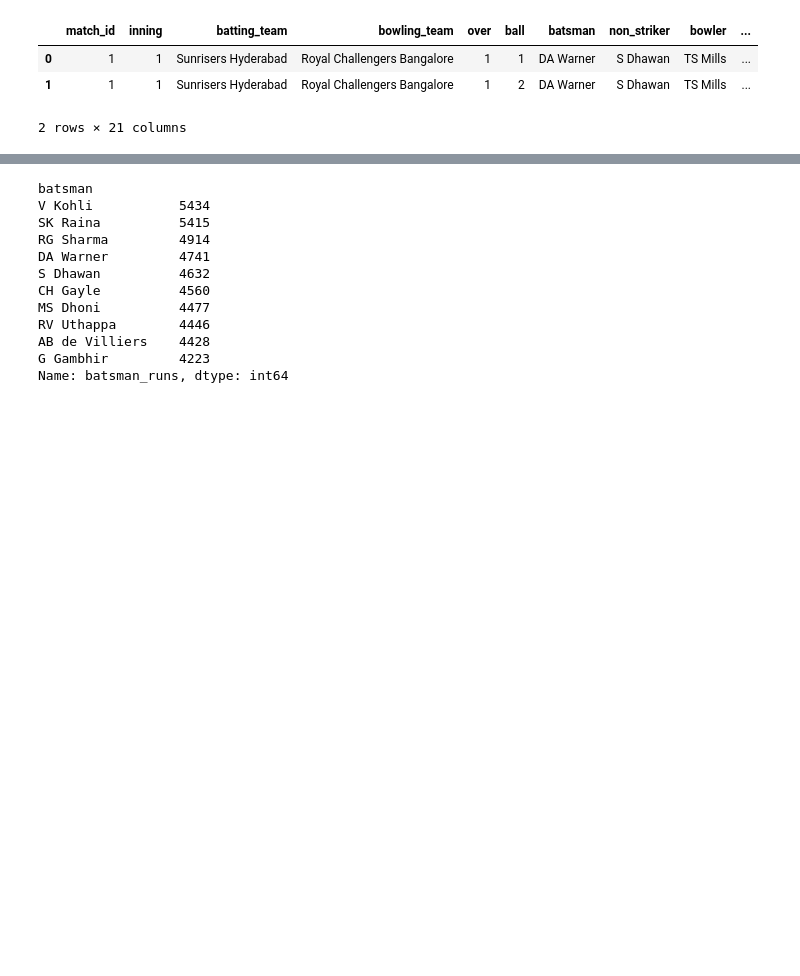
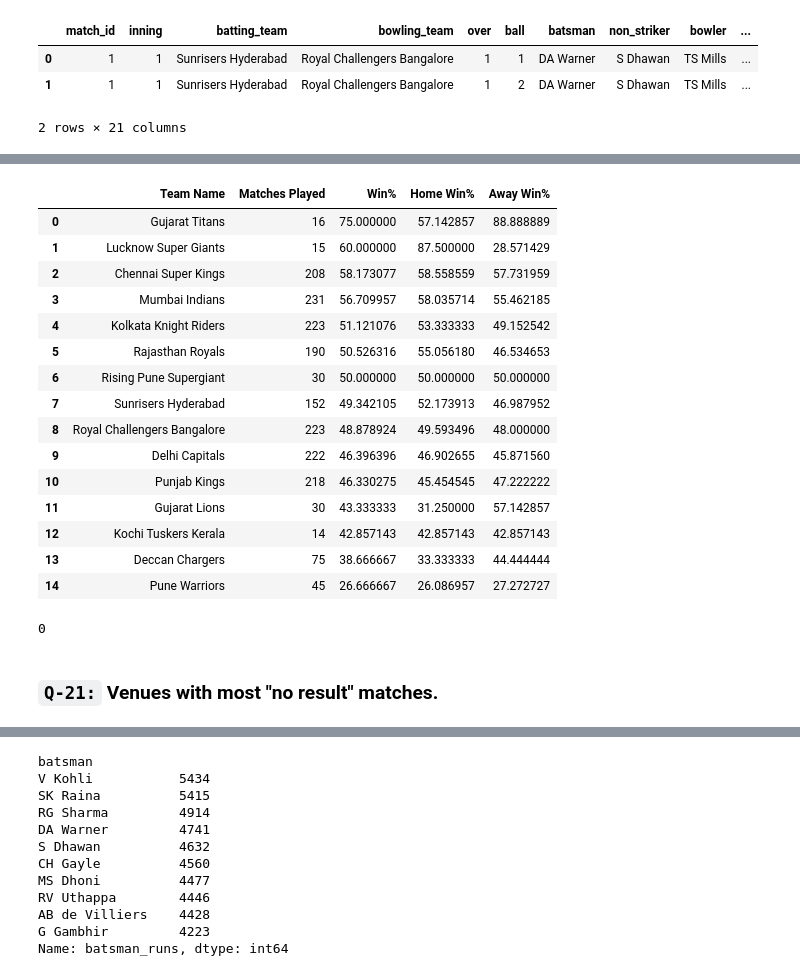
Before and after one commit to Arham097/Pandas, a Jupyter notebook: Practice_Problems.ipynb, the cells around one changed output, grey strips where cells are left out. Drawn from its saved outputs; the diff is of its cells as text; code cells hidden in the pictures; blank space fills up the shorter version.

Commit message:
Dataframe methods task completed

```diff
--- a/Practice_Problems.ipynb
+++ b/Practice_Problems.ipynb
@@ -562,0 +577,74 @@ ipl.head(2)
+# %%
+import pandas as pd
+
+# Load the dataset
+ipl = pd.read_csv('ipl-matches.csv')
+
+# Replace old team names with new ones
+team_name_replacements = {
+    'Delhi Daredevils': 'Delhi Capitals',
+    'Kings XI Punjab': 'Punjab Kings',
+    'Rising Pune Supergiants': 'Rising Pune Supergiant'
+}
+ipl.replace(team_name_replacements, inplace=True)
+
+# Exclude matches with no result
+ipl = ipl[ipl['WinningTeam'].notna()]
+
+# Get the list of unique teams
+teams = pd.concat([ipl['Team1'], df['Team2']]).unique()
+
+data = []
+
+for team in teams:
+    # Filter matches involving the current team
+    team_matches = ipl[(ipl['Team1'] == team) | (ipl['Team2'] == team)]
+    total_matches = len(team_matches)
+
+    # Calculate wins
+    total_wins = len(team_matches[team_matches['WinningTeam'] == team])
+    win_percentage = (total_wins / total_matches) * 100 if total_matches else 0
+
+    # Home wins
+    home_matches = df[df['Team1'] == team]
+    home_wins = len(home_matches[home_matches['WinningTeam'] == team])
+    home_win_percentage = (home_wins / len(home_matches)) * 100 if len(home_matches) else 0
+
+    # Away wins
+    away_matches = df[df['Team2'] == team]
+    away_wins = len(away_matches[away_matches['WinningTeam'] == team])
+    away_win_percentage = (away_wins / len(away_matches)) * 100 if len(away_matches) else 0
+
+    # Append team data
+    data.append([team, total_matches, win_percentage, home_win_percentage, away_win_percentage])
+
+# Create the final dataframe
+team_stats = pd.DataFrame(data, columns=['Team Name', 'Matches Played', 'Win%', 'Home Win%', 'Away Win%'])
+
+# Sort by Win% in descending order
+team_stats = team_stats.sort_values(by='Win%', ascending=False).reset_index(drop=True)
+
+team_stats
+# %% [output]
+|  | Team Name | Matches Played | Win% | Home Win% | Away Win% |
+| 0 | Gujarat Titans | 16 | 75.000000 | 57.142857 | 88.888889 |
+| 1 | Lucknow Super Giants | 15 | 60.000000 | 87.500000 | 28.571429 |
+| 2 | Chennai Super Kings | 208 | 58.173077 | 58.558559 | 57.731959 |
+| 3 | Mumbai Indians | 231 | 56.709957 | 58.035714 | 55.462185 |
+| 4 | Kolkata Knight Riders | 223 | 51.121076 | 53.333333 | 49.152542 |
+| 5 | Rajasthan Royals | 190 | 50.526316 | 55.056180 | 46.534653 |
+| 6 | Rising Pune Supergiant | 30 | 50.000000 | 50.000000 | 50.000000 |
+| 7 | Sunrisers Hyderabad | 152 | 49.342105 | 52.173913 | 46.987952 |
+| 8 | Royal Challengers Bangalore | 223 | 48.878924 | 49.593496 | 48.000000 |
+| 9 | Delhi Capitals | 222 | 46.396396 | 46.902655 | 45.871560 |
+| 10 | Punjab Kings | 218 | 46.330275 | 45.454545 | 47.222222 |
+| 11 | Gujarat Lions | 30 | 43.333333 | 31.250000 | 57.142857 |
+| 12 | Kochi Tuskers Kerala | 14 | 42.857143 | 42.857143 | 42.857143 |
+| 13 | Deccan Chargers | 75 | 38.666667 | 33.333333 | 44.444444 |
+| 14 | Pune Warriors | 45 | 26.666667 | 26.086957 | 27.272727 |
+# %%
+ipl = pd.read_csv('ipl-matches.csv')
+# %% [output]
+0
+# %% [markdown]
+### **`Q-21:` Venues with most "no result" matches.**
```
Also changed, not shown: parts of 30 cells of this notebook.
